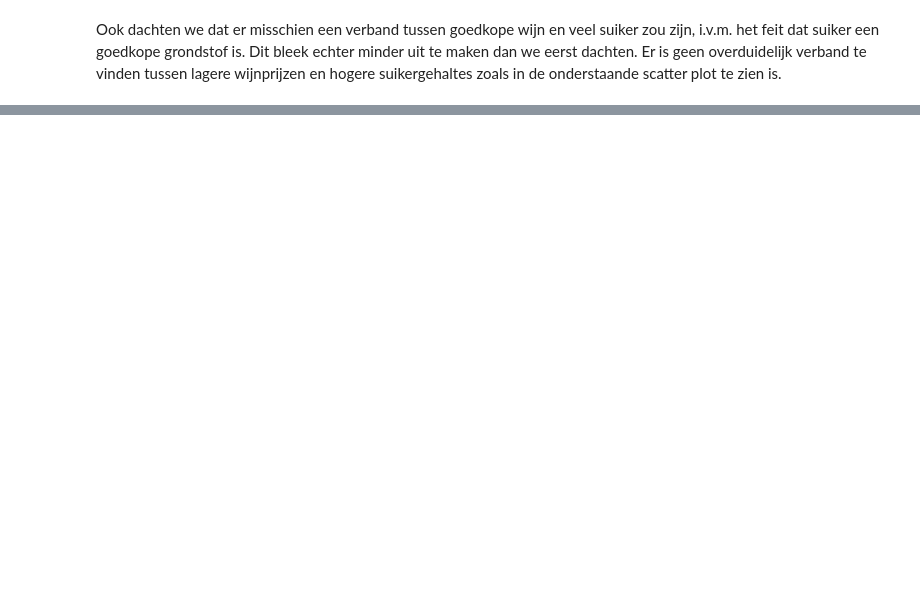
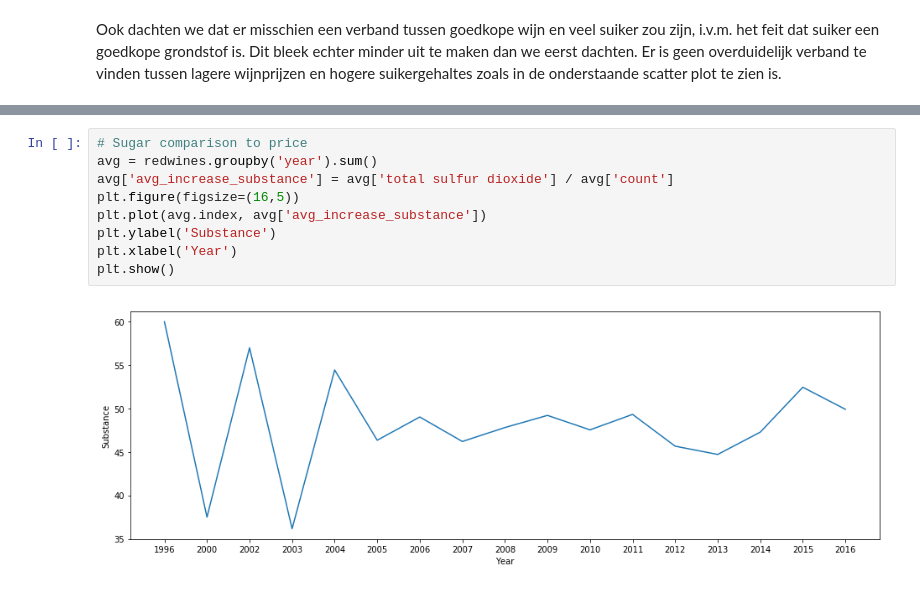
Before and after one commit to LucasVanWijk/Computational_Moddeling_Group_Project, a Jupyter notebook: WineModelling.ipynb, the cells around one changed output, grey strips where cells are left out. Cells and saved outputs as stored; diff of their text form; blank space fills up the shorter version.

```diff
--- a/WineModelling.ipynb
+++ b/WineModelling.ipynb
@@ -60,0 +77,11 @@ plt.show()
+# %%
+# Sugar comparison to price
+avg = redwines.groupby('year').sum()
+avg['avg_increase_substance'] = avg['total sulfur dioxide'] / avg['count']
+plt.figure(figsize=(16,5))
+plt.plot(avg.index, avg['avg_increase_substance'])
+plt.ylabel('Substance')
+plt.xlabel('Year')
+plt.show()
+# %% [output]
+[figure, added]
```
Also changed, not shown: parts of 5 cells of this notebook.
